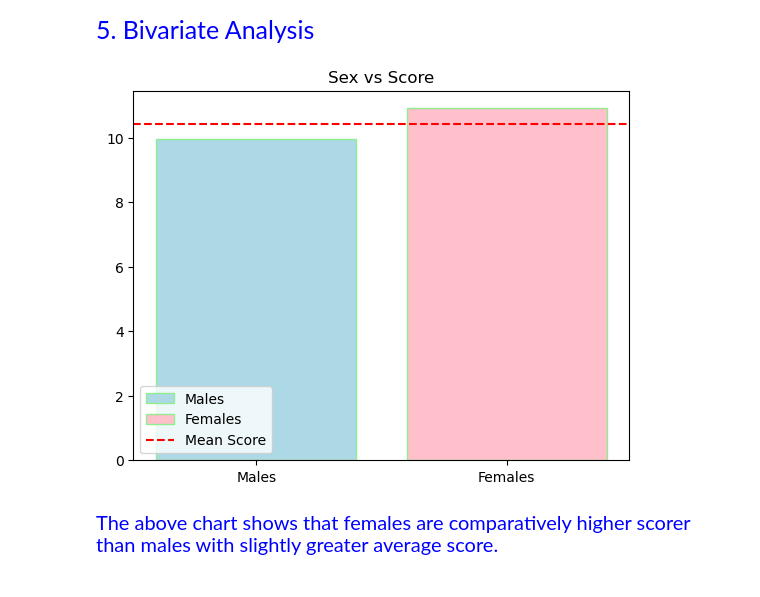
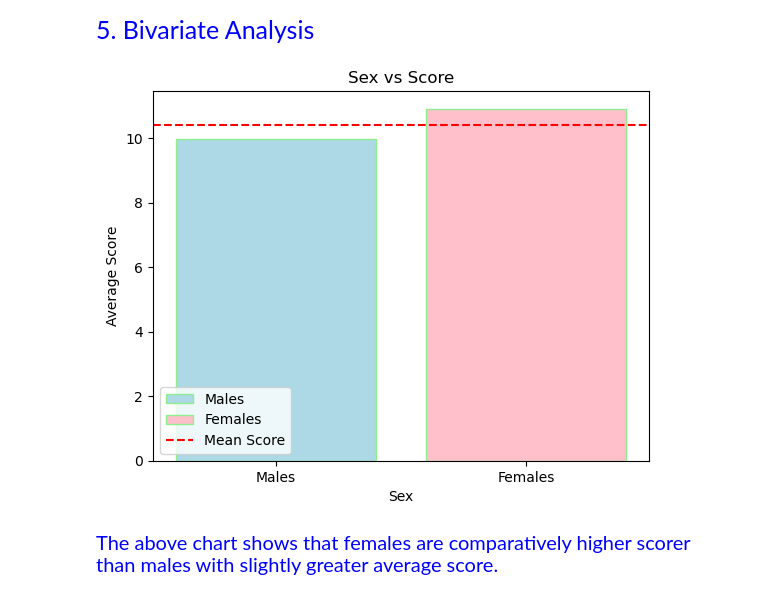
Before and after one commit to Kartika-Nidhi/DS_projects, a Jupyter notebook: StudentPerformanceAnalysis.ipynb, the cells around one changed output. Cells and saved outputs as stored; diff of their text form; code cells hidden in the pictures.

```diff
--- a/StudentPerformanceAnalysis.ipynb
+++ b/StudentPerformanceAnalysis.ipynb
@@ -88,6 +88,6 @@ Index(['school', 'sex', 'age', 'address', 'famsize', 'Pstatus', 'Medu', 'Fedu',
 <div style = "color:blue; font-size:20px">Out of 33 columns,(school, sex, age, address, famsize, Parent Status, Medu, Fedu, Mjob, Fjob, traveltime, studytime
 , failures, internet, freetime, goout, health, absences, G3) will be focused columns for this analysis.
 # %%
-# data = data[['school','sex','age','address','famsize','Pstatus','Medu','Fedu','Mjob','Fjob','traveltime','studytime','failures','internet',
-# 'freetime','absences','G3']]
-# data.head(10)
+data = data[['school','sex','age','address','famsize','Pstatus','Medu','Fedu','Mjob','Fjob','traveltime','studytime','failures','internet',
+'freetime','absences','G3']]
+data.head(10)
@@ -286,16 +297,16 @@ Overall, students with different test score represent the data.
 # %%
 plt.bar(['Males','Females'],data.G3.groupby(data["sex"]).mean(), color = ['lightblue','pink'], edgecolor = 'lightgreen', label = ['Males','Females'])
 
 
 mean_score = (data['G3']).mean()
 plt.axhline(mean_score, color = 'red', label = 'Mean Score', linestyle = '--')
 
 plt.title("Sex vs Score")
-plt.xlabel = "Sex"
+plt.xlabel("Sex")
 plt.legend()
-plt.ylabel = "Average Score"
+plt.ylabel("Average Score")
 plt.show()
 # %% [output]
-[figure, old version]
+[figure, new version]
 # %% [markdown]
 <div style = "color:blue; font-size:20px">The above chart shows that females are comparatively higher scorer than males with slightly greater average score.
```
Also changed, not shown: parts of 6 cells of this notebook.
